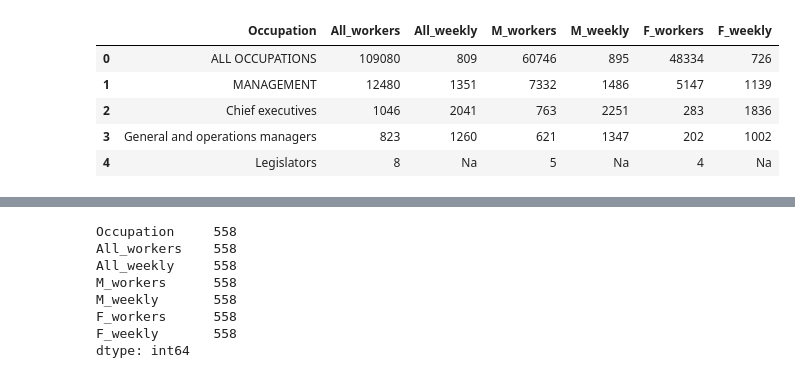
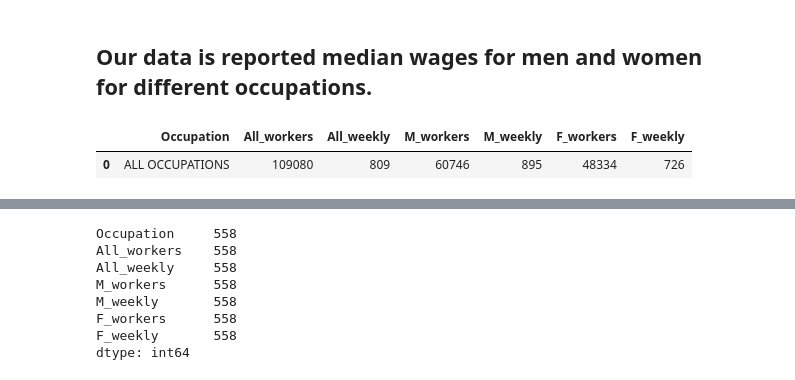
Before and after one commit to Schmidt8181/CapstoneProject, a Jupyter notebook: CapstoneProject.ipynb, the cells around one changed output, grey strips where cells are left out. Drawn from its saved outputs; the diff is of its cells as text; code cells hidden in the pictures.

```diff
--- a/CapstoneProject.ipynb
+++ b/CapstoneProject.ipynb
@@ -31,13 +26,11 @@ from sklearn.svm import SVC
 import os
 curr_directory = os.getcwd()
 datafile = curr_directory + "/inc_occ_gender.csv"
+# %% [markdown]
+## Our data is reported median wages for men and women for different occupations.
 # %%
 genderwage = pd.read_csv(datafile)
-genderwage.head()
+genderwage.head(1)
 # %% [output]
 |  | Occupation | All_workers | All_weekly | M_workers | M_weekly | F_workers | F_weekly |
 | 0 | ALL OCCUPATIONS | 109080 | 809 | 60746 | 895 | 48334 | 726 |
-| 1 | MANAGEMENT | 12480 | 1351 | 7332 | 1486 | 5147 | 1139 |
-| 2 | Chief executives | 1046 | 2041 | 763 | 2251 | 283 | 1836 |
-| 3 | General and operations managers | 823 | 1260 | 621 | 1347 | 202 | 1002 |
-| 4 | Legislators | 8 | Na | 5 | Na | 4 | Na |
```
Also changed, not shown: parts of 31 cells of this notebook, 1 other file.
